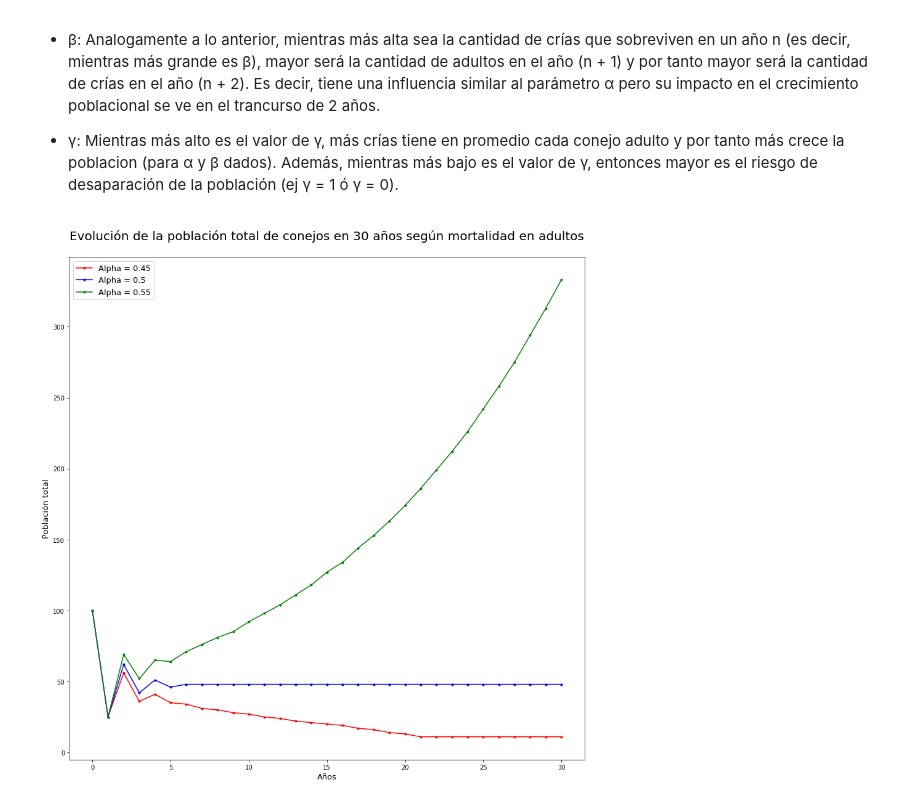
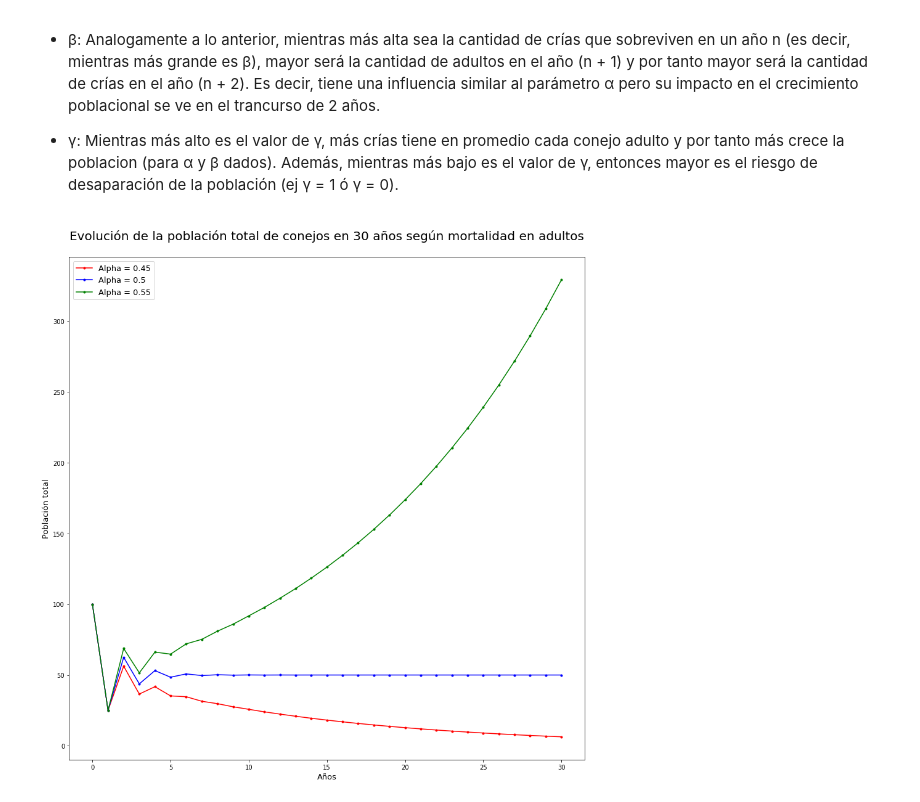
Before and after one commit to JZapataMA/Proyecto-2-ALCD, a Jupyter notebook: Proyecto_2.ipynb, the cells around one changed output. Drawn from its saved outputs; the diff is of its cells as text; code cells hidden in the pictures.

```diff
--- a/Proyecto_2.ipynb
+++ b/Proyecto_2.ipynb
@@ -24,43 +24,44 @@ M = mt.Mat(({1, 2}, {1, 2}), {(1, 1): 'alpha', (1, 2): 'beta', (2, 1): 'alpha *
 beta = 0.25
 gamma = 4
 alpha = [0.45, 0.5, 0.55]
-x_0  = 0
+x_0 = 0
 y_0 = 100
 dict_resultados = dict()
 M[1, 2] = beta
 #Iteración por alpha
 for alp in alpha:
     #Para cada alpha se genera una lista de resultados
     lista_res = []
     #Se inicializa el vector población
     vector_poblacion = mt.Vec({1, 2}, {1: x_0, 2: y_0})
     #Inicialización de matriz
     M[1, 1] = alp
     M[2, 1] = alp * gamma
     #Se añade la población inicial
     lista_res.append((vector_poblacion[1], vector_poblacion[2]))
     #Iteración por año
     for ano in range(1, 31):
         res = M * vector_poblacion
         #Se aproximan los resultados a enteros (por tratarse de población)
-        vector_poblacion[1] = round(res[1], 0)
-        vector_poblacion[2] = round(res[2], 0)
+        vector_poblacion[1] = res[1]
+        vector_poblacion[2] = res[2]
         lista_res.append((vector_poblacion[1], vector_poblacion[2]))
+
     #Guardar los resultados para cada año (población total)
     dict_resultados[alp] = [x[0] + x[1] for x in lista_res]
 
 #Se genera el gráfico
 fig = plt.figure(figsize = (15, 15))
 plt.title('Evolución de la población total de conejos en 30 años según mortalidad en adultos\n', fontsize = 20)
 plt.plot(np.linspace(0, 30, 31), dict_resultados[0.45], 'r.-', label = 'Alpha = 0.45')
 plt.plot(np.linspace(0, 30, 31), dict_resultados[0.5], 'b.-', label = 'Alpha = 0.5')
 plt.plot(np.linspace(0, 30, 31), dict_resultados[0.55], 'g.-', label = 'Alpha = 0.55')
 plt.legend(fontsize = 13)
 plt.ylabel('Población total', fontsize = 13)
 plt.xlabel('Años', fontsize = 13)
 plt.show()
 # %% [output]
-[figure, old version]
+[figure, new version]
 # %%
 # (c)
 
```
Also changed, not shown: parts of 32 cells of this notebook.
